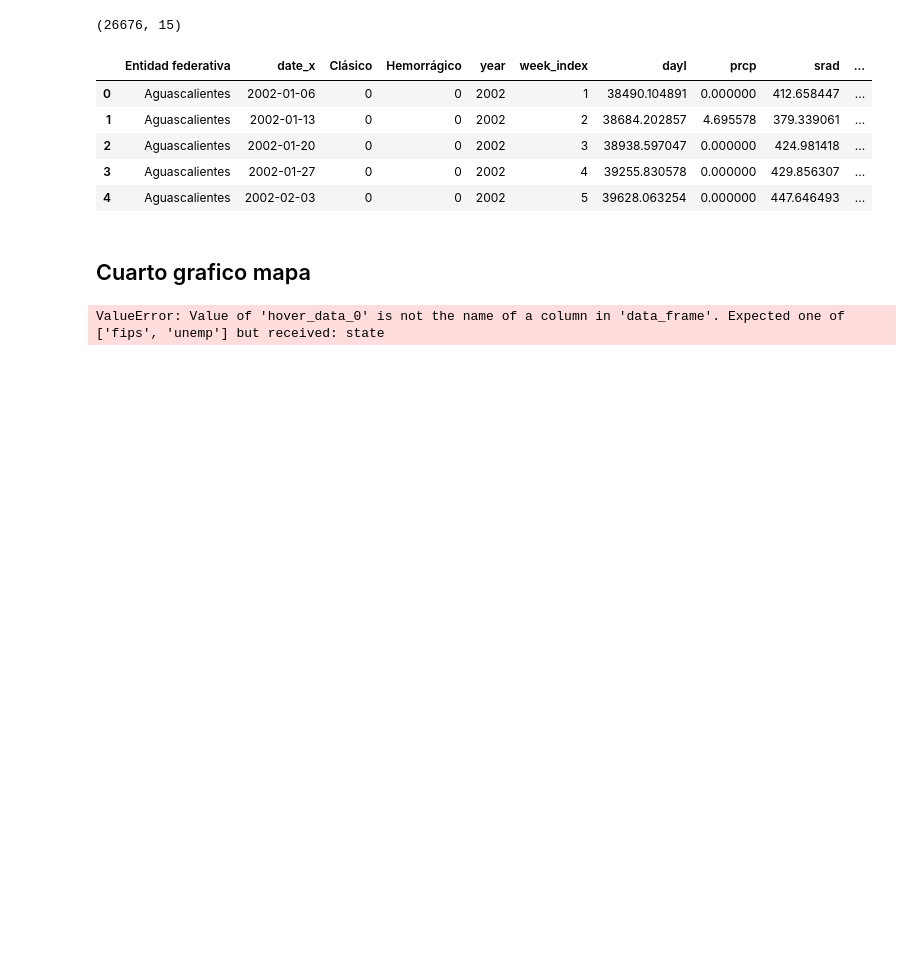
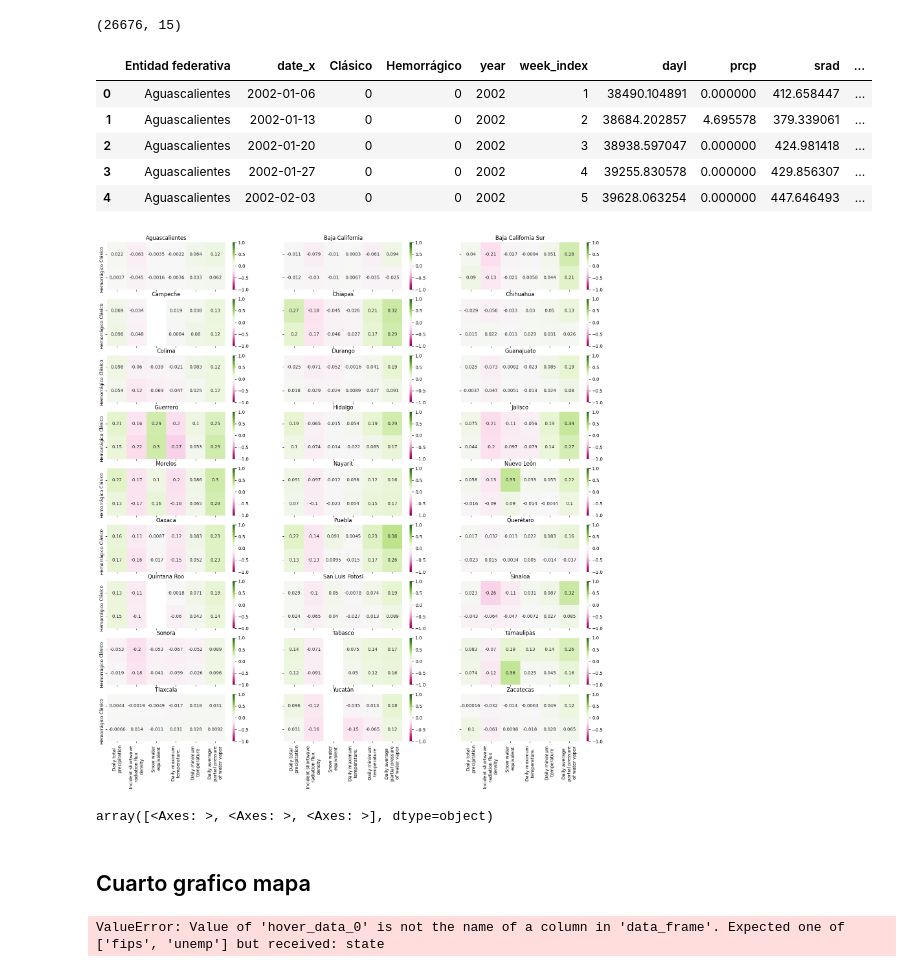
Before and after one commit to pcorner10/denguetemp2022, a Jupyter notebook: dengueTemperatura.ipynb, the cells around one changed output. Cells and saved outputs as stored; diff of their text form; code cells hidden in the pictures; blank space fills up the shorter version.

```diff
--- a/dengueTemperatura.ipynb
+++ b/dengueTemperatura.ipynb
@@ -534,3 +533,29 @@ df_dengue_daymet.head()
+# %%
+## iterate over Entidad Federativa
+
+nrows = 9
+ncols = 3
+fig, ax = plt.subplots(nrows=nrows, ncols=ncols, figsize=(20,20), sharey=True, sharex=True)
+i = 0
+
+states = df_dengue_daymet["Entidad federativa"].unique()
+
+for r in range(nrows):
+    for c in range(ncols):
+        df_i = df_dengue_daymet[df_dengue_daymet["Entidad federativa"] == states[i]].copy()
+
+        df_i = df_i[selected].corr().iloc[:2,3:]
+
+        ax[r,c].set_title(states[i])
+        df_i.rename(columns=dict_daymetcols, inplace=True)
+        sns.heatmap(df_i, annot=True, center=0, vmax=1, vmin=-1, cmap="PiYG", ax=ax[r,c])
+        i += 1
+# %% [output]
+[figure, added]
+# %%
+ax[i]
+# %% [output]
+array([<Axes: >, <Axes: >, <Axes: >], dtype=object)
 # %% [markdown]
 ## Cuarto grafico mapa
 # %%
```
Also changed, not shown: parts of 2 cells of this notebook.
